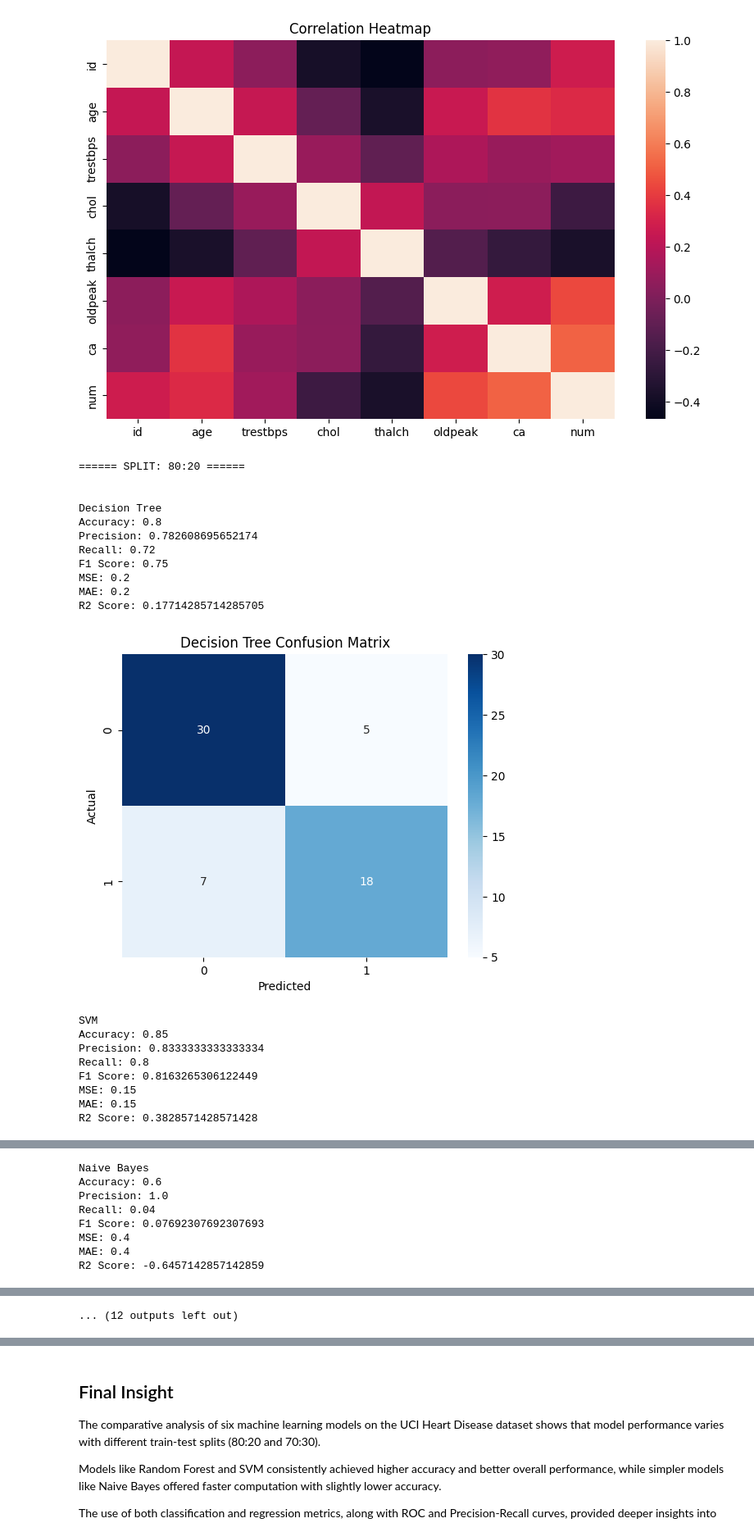
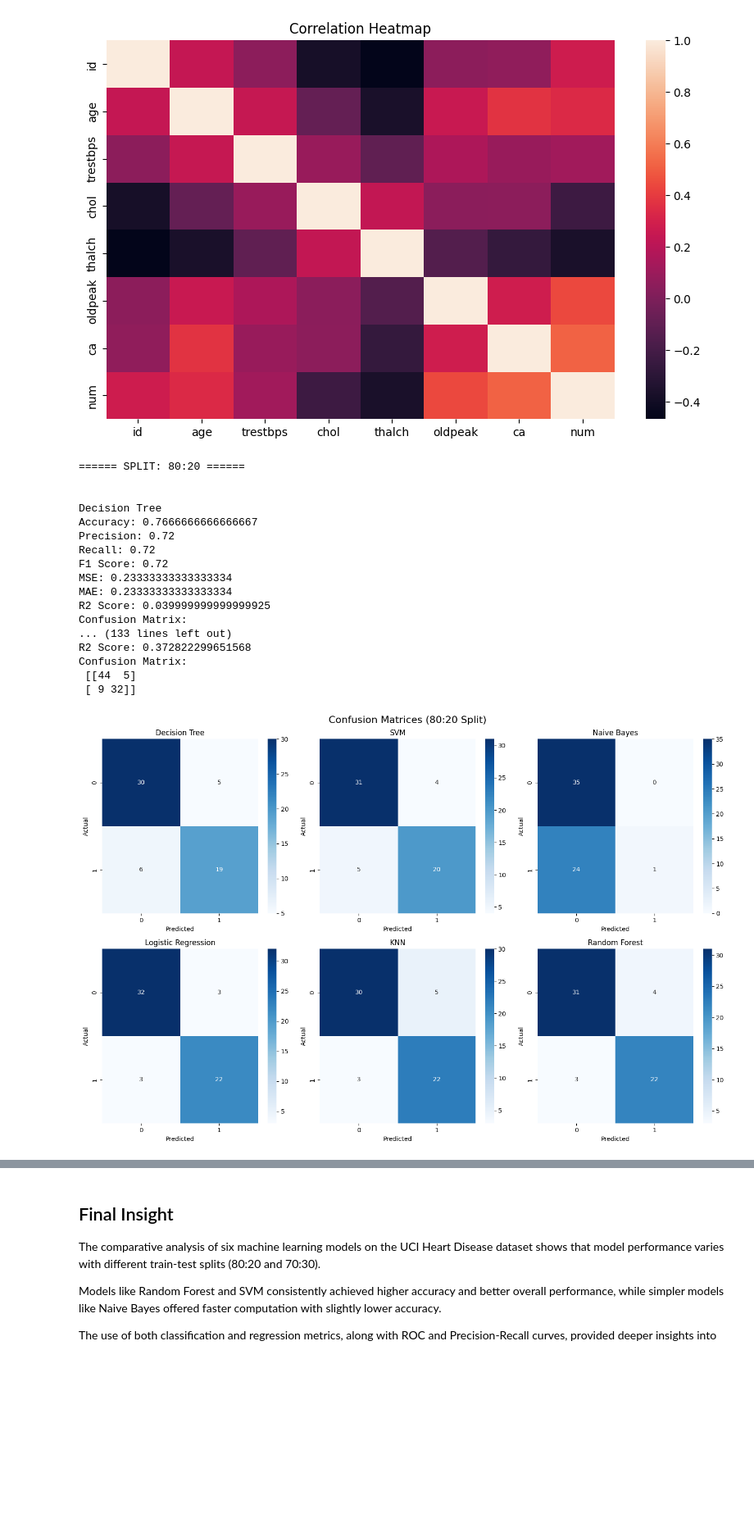
Before and after one commit to akshadjaiswal005/Heart-disease-prediction, a Jupyter notebook: Heart_Disease_Complete_Model_Analysis.ipynb, the cells around one changed output, grey strips where cells are left out. Shown at 82% size. Cells and saved outputs as stored; diff of their text form; code cells hidden in the pictures; blank space fills up the shorter version.

Commit message:
Updated complete model analysis notebook by Tisha Mondal with confusion matrix grids, ROC curve, precision-recall curve, and detailed performance evaluation

```diff
--- a/Heart_Disease_Complete_Model_Analysis.ipynb
+++ b/Heart_Disease_Complete_Model_Analysis.ipynb
@@ -143,6 +143,7 @@ models = {
 }
 # %%
 from sklearn.metrics import precision_score, recall_score, f1_score
+
 def evaluate_models(split_ratio):
 
     results = []
@@ -174,38 +175,58 @@ def evaluate_models(split_ratio):
         print("MSE:", mse)
         print("MAE:", mae)
         print("R2 Score:", r2)
-        cm = confusion_matrix(y_test, y_pred)
-
-        sns.heatmap(cm, annot=True, fmt='d', cmap='Blues')
-        plt.title(f"{name} Confusion Matrix")
-        plt.xlabel("Predicted")
-        plt.ylabel("Actual")
-        plt.show()
+        print("Confusion Matrix:\n", confusion_matrix(y_test, y_pred))
 
         results.append((name, acc, precision, recall, f1, mse, mae, r2))
 
     return results
+# %%
+def plot_all_confusion_matrices(split_ratio):
+
+    X_train, X_test, y_train, y_test = train_test_split(
+        X, y, test_size=split_ratio, random_state=42
+    )
+
+    fig, axes = plt.subplots(2, 3, figsize=(15,10))
+    axes = axes.ravel()
+
+    for i, (name, model) in enumerate(models.items()):
+
+        model.fit(X_train, y_train)
+        y_pred = model.predict(X_test)
+
+        cm = confusion_matrix(y_test, y_pred)
+
+        sns.heatmap(cm, annot=True, fmt='d', cmap='Blues', ax=axes[i])
+        axes[i].set_title(name)
+        axes[i].set_xlabel("Predicted")
+        axes[i].set_ylabel("Actual")
+
+    plt.suptitle(f"Confusion Matrices ({int((1-split_ratio)*100)}:{int(split_ratio*100)} Split)", fontsize=16)
+    plt.tight_layout()
+    plt.show()
 # %%
 results_80_20 = evaluate_models(0.2)
 results_70_30 = evaluate_models(0.3)
+
+plot_all_confusion_matrices(0.2)   # 80:20
+plot_all_confusion_matrices(0.3)   # 70:30
 # %% [output]
 ====== SPLIT: 80:20 ======
 
 
 Decision Tree
-Accuracy: 0.8
-Precision: 0.782608695652174
+Accuracy: 0.7666666666666667
+Precision: 0.72
 Recall: 0.72
-F1 Score: 0.75
-MSE: 0.2
-MAE: 0.2
-R2 Score: 0.17714285714285705
+F1 Score: 0.72
+MSE: 0.23333333333333334
+MAE: 0.23333333333333334
+R2 Score: 0.039999999999999925
+Confusion Matrix:
+... (133 lines left out)
+R2 Score: 0.372822299651568
+Confusion Matrix:
+ [[44  5]
+ [ 9 32]]
-[figure, old version]
+[figure, new version]
-SVM
-Accuracy: 0.85
-Precision: 0.8333333333333334
-Recall: 0.8
-F1 Score: 0.8163265306122449
-MSE: 0.15
-MAE: 0.15
-R2 Score: 0.3828571428571428
@@ -213,8 +233,0 @@ R2 Score: 0.3828571428571428
-Naive Bayes
-Accuracy: 0.6
-Precision: 1.0
-Recall: 0.04
-F1 Score: 0.07692307692307693
-MSE: 0.4
-MAE: 0.4
-R2 Score: -0.6457142857142859
@@ -249,4 +234,3 @@ R2 Score: 0.5885714285714285
-... (12 outputs left out)
 # %%
 # Convert to DataFrame
 df1 = pd.DataFrame(results_80_20, columns=[
```
Also changed, not shown: parts of 9 cells of this notebook.
